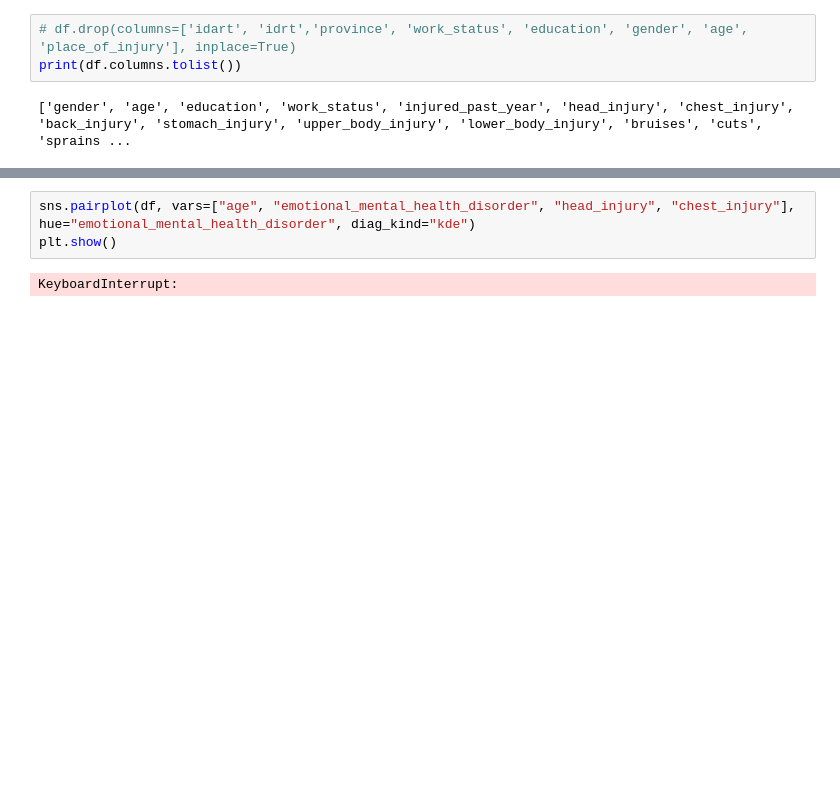
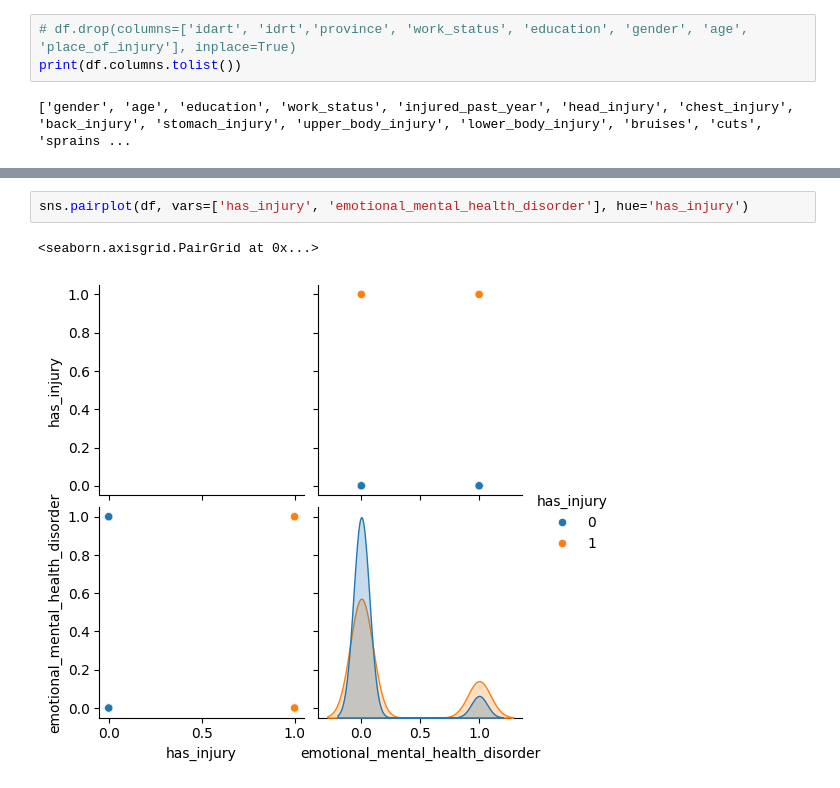
Before and after one commit to PhilipusAdrielTandra/Mental_health_correlation, a Jupyter notebook: Graphs.ipynb, the cells around one changed output, grey strips where cells are left out. Saved outputs shown, nothing was run; the diff lists cells and outputs as text; blank space fills up the shorter version.

```diff
--- a/Graphs.ipynb
+++ b/Graphs.ipynb
@@ -90,8 +102,8 @@ plt.show()
 # %%
-sns.pairplot(df, vars=["age", "emotional_mental_health_disorder", "head_injury", "chest_injury"], hue="emotional_mental_health_disorder", diag_kind="kde")
-plt.show()
+sns.pairplot(df, vars=['has_injury', 'emotional_mental_health_disorder'], hue='has_injury')
 # %% [output]
-KeyboardInterrupt:
+<seaborn.axisgrid.PairGrid at 0x...>
+[figure, added]
 # %%
 df.hist(figsize=(15, 10), bins=30, edgecolor='black')
 
```
Also changed, not shown: parts of 9 cells of this notebook, 5 other files.
